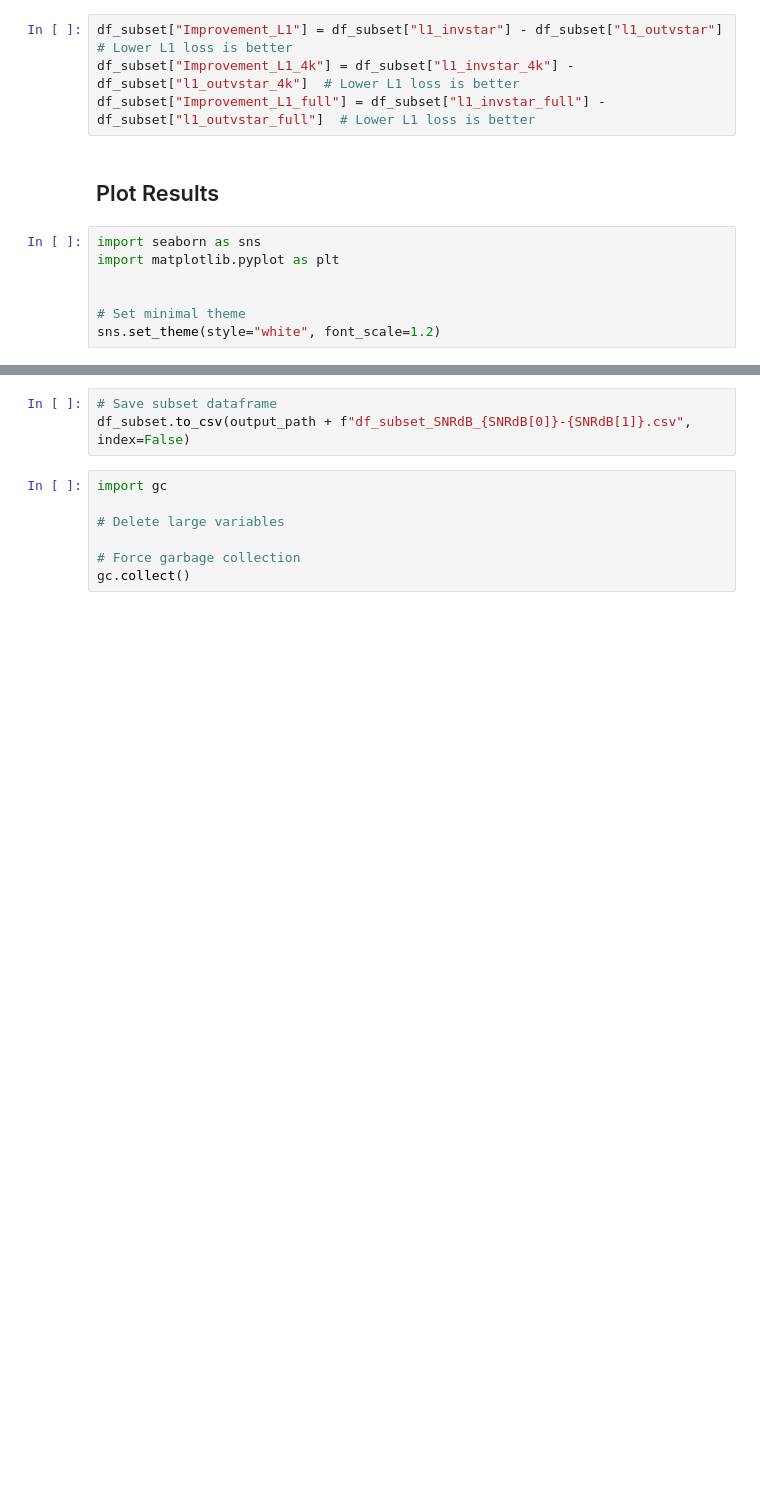
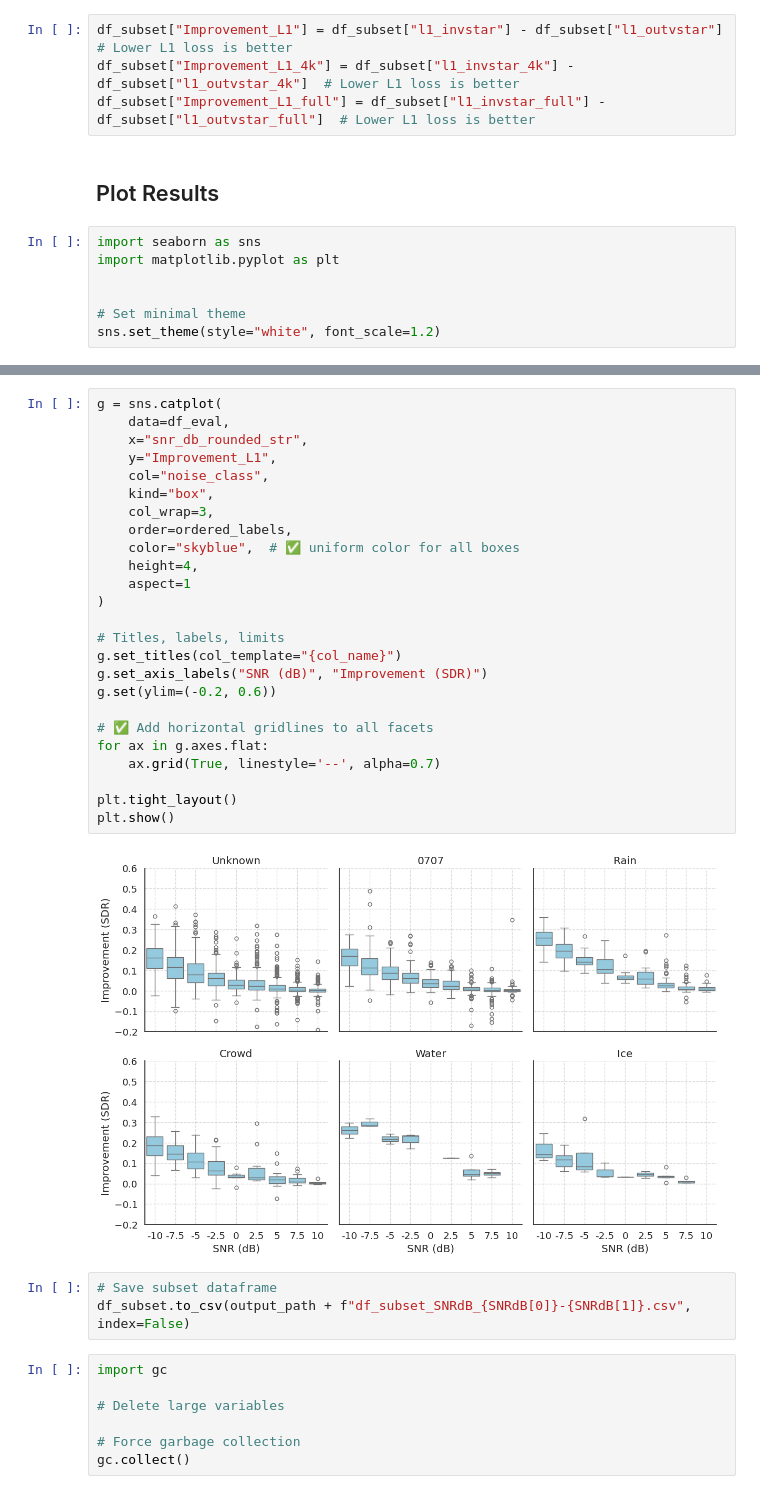
Before and after one commit to CiaranMaloy/audioautoencoder, a Jupyter notebook: audioautoencoder/Scripts/Test_Model.ipynb, the cells around one changed output, grey strips where cells are left out. Cells and saved outputs as stored; diff of their text form; blank space fills up the shorter version.

```diff
--- a/audioautoencoder/Scripts/Test_Model.ipynb
+++ b/audioautoencoder/Scripts/Test_Model.ipynb
@@ -350,3 +346,30 @@ plt.show()
+# %%
+g = sns.catplot(
+    data=df_eval,
+    x="snr_db_rounded_str",
+    y="Improvement_L1",
+    col="noise_class",
+    kind="box",
+    col_wrap=3,
+    order=ordered_labels,
+    color="skyblue",  # ✅ uniform color for all boxes
+    height=4,
+    aspect=1
+)
+
+# Titles, labels, limits
+g.set_titles(col_template="{col_name}")
+g.set_axis_labels("SNR (dB)", "Improvement (SDR)")
+g.set(ylim=(-0.2, 0.6))
+
+# ✅ Add horizontal gridlines to all facets
+for ax in g.axes.flat:
+    ax.grid(True, linestyle='--', alpha=0.7)
+
+plt.tight_layout()
+plt.show()
+# %% [output]
+[figure, added]
 # %%
 # Save subset dataframe
 df_subset.to_csv(output_path + f"df_subset_SNRdB_{SNRdB[0]}-{SNRdB[1]}.csv", index=False)
```
Also changed, not shown: parts of 8 cells of this notebook.
